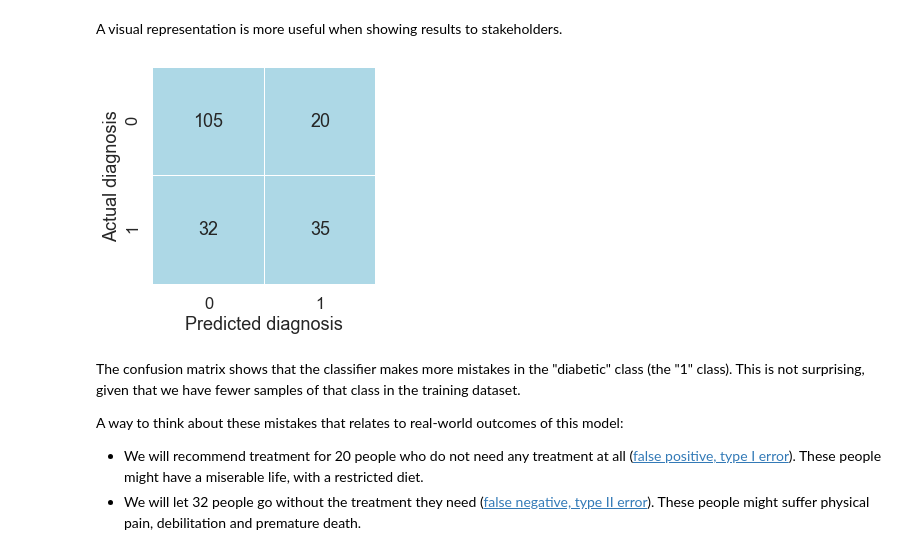
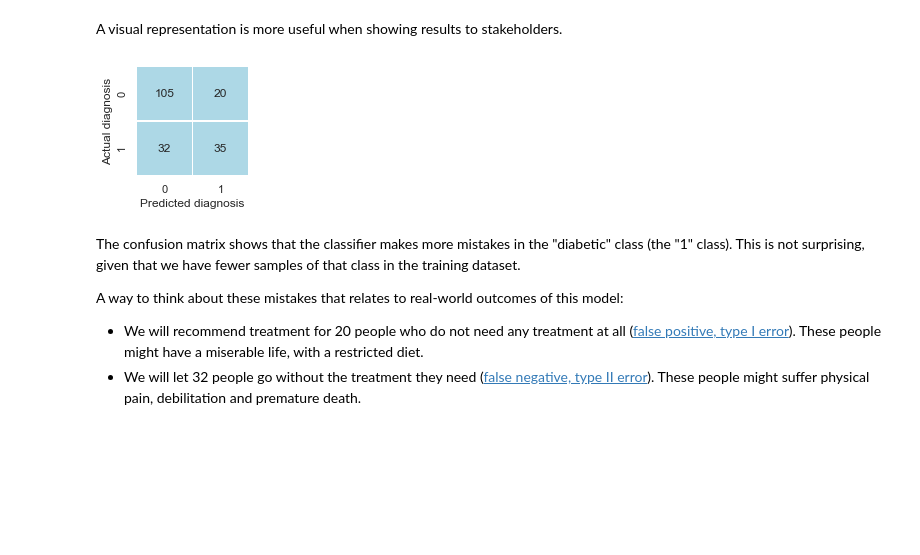
Before and after one commit to fau-masters-collected-works-cgarbin/ieee-icmla-2019-data-science-tutorial, a Jupyter notebook: 4-machine-learning-and-data-science.ipynb, the cells around one changed output. Drawn from its saved outputs; the diff is of its cells as text; code cells hidden in the pictures; blank space fills up the shorter version.

Commit message:
Change seaborn context from 'talk' to regular (online)

```diff
--- a/4-machine-learning-and-data-science.ipynb
+++ b/4-machine-learning-and-data-science.ipynb
@@ -136,9 +136,9 @@ import seaborn as sns
 %matplotlib inline
 
 # Use this line for presentations
-sns.set(context='talk')
+#sns.set(context='talk')
 # Use this line for online view (e.g. GitHub commits)
-#sns.set()
+sns.set()
 # %%
 _, ax = plt.subplots(1,2, tight_layout=True)
 sns.countplot(ytrain, ax=ax[0]).set_title('Training')
@@ -204,16 +204,16 @@ The layout of the confusion matrix (as used in scikit-learn - other places, [lik
 A visual representation is more useful when showing results to stakeholders.
 # %%
 def plot_cm(cm):
-    plt.figure(figsize=(4, 4))
+    plt.figure(figsize=(2, 2))
     ax = sns.heatmap(cm, annot=True, fmt='d', cbar=False, cmap=['lightblue'],
                      linewidths=0.5)
     ax.set_ylabel('Actual diagnosis')
     ax.set_xlabel('Predicted diagnosis')
     plt.show()
 
 plot_cm(cm)
 # %% [output]
-[figure, old version]
+[figure, new version]
 # %% [markdown]
 The confusion matrix shows that the classifier makes more mistakes in the "diabetic" class (the "1" class). This is not surprising, given that we have fewer samples of that class in the training dataset.
 
```
Also changed, not shown: parts of 4 cells of this notebook, 2 other files.
